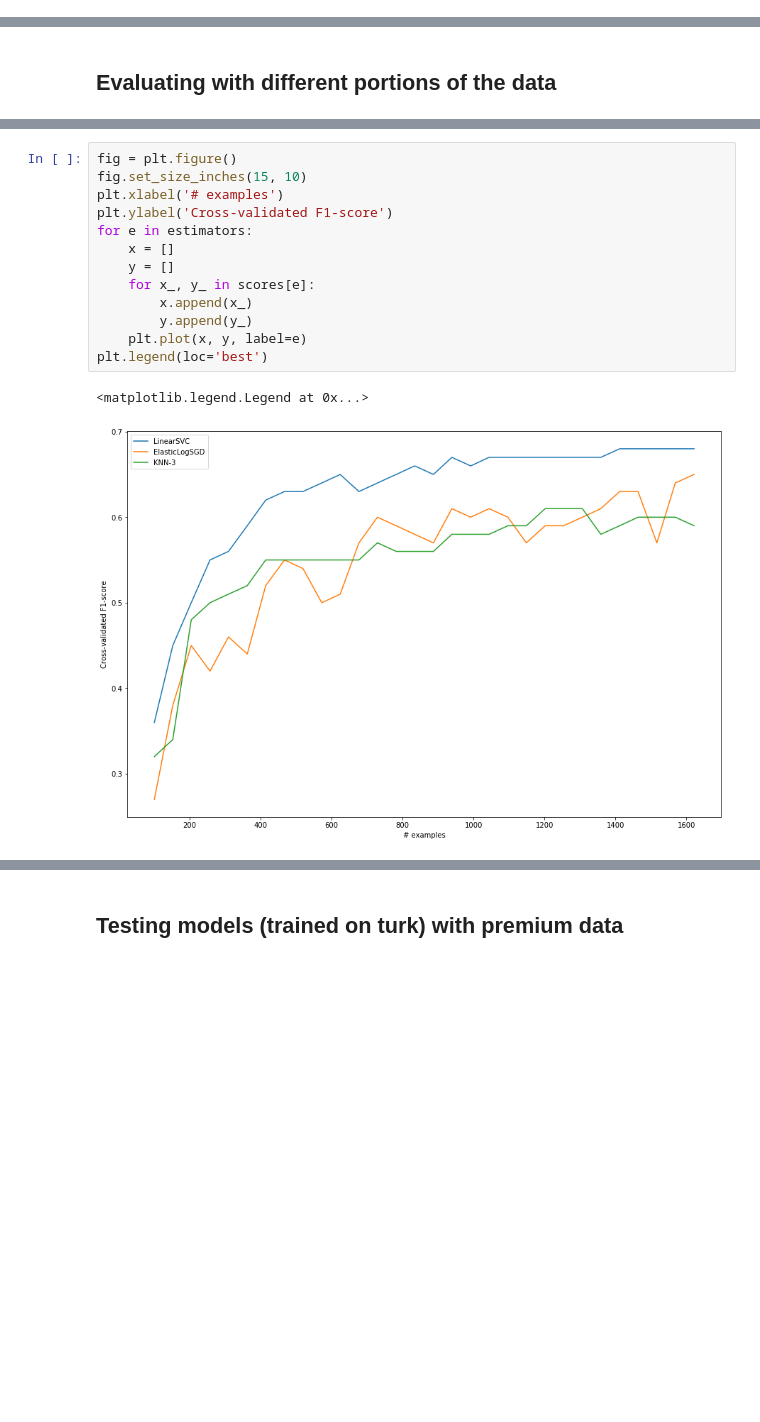
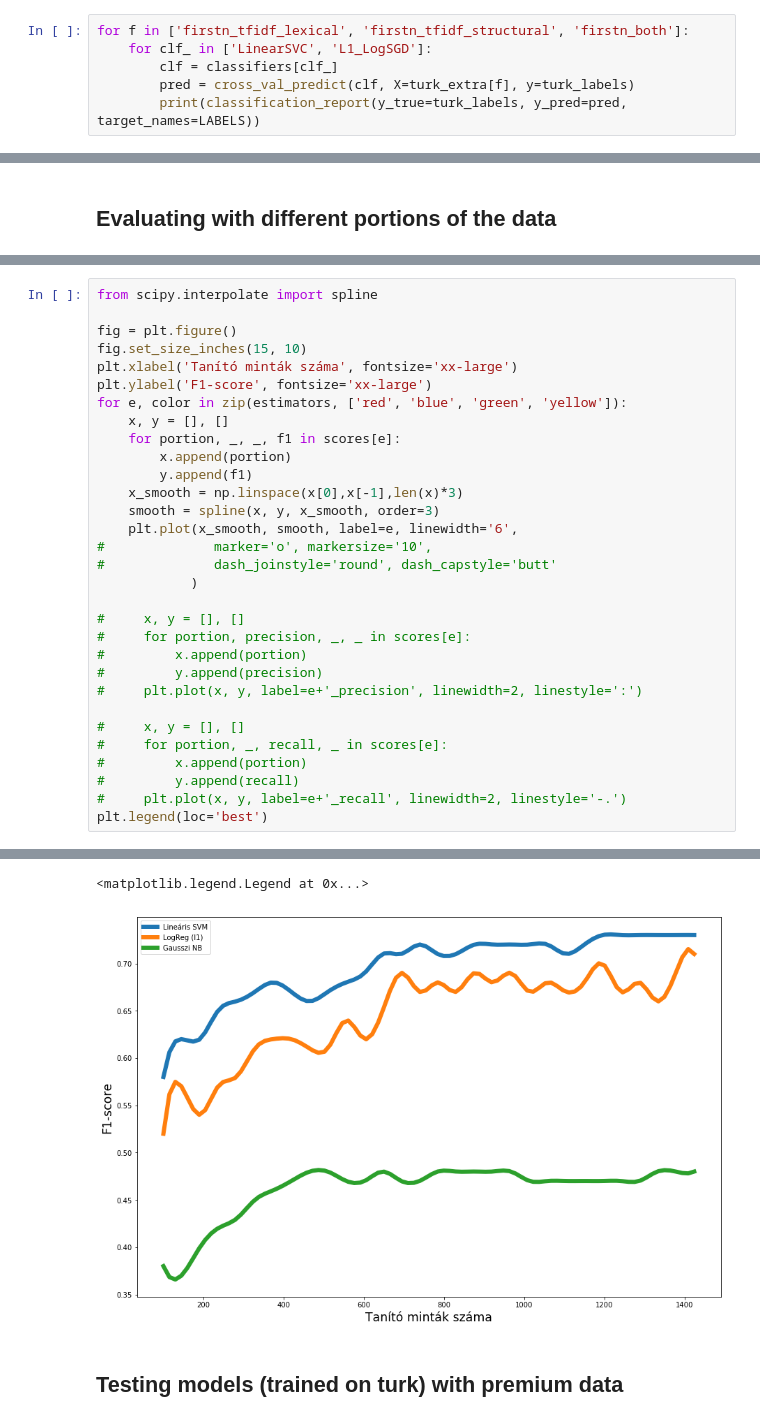
Before and after one commit to bcserna/dat2, a Jupyter notebook: classifier measurements.ipynb, the cells around one changed output, grey strips where cells are left out. Cells and saved outputs as stored; diff of their text form; blank space fills up the shorter version.

```diff
--- a/classifier measurements.ipynb
+++ b/classifier measurements.ipynb
@@ -215,0 +293,6 @@ combined [ 0.34]
+# %%
+for f in ['firstn_tfidf_lexical', 'firstn_tfidf_structural', 'firstn_both']:
+    for clf_ in ['LinearSVC', 'L1_LogSGD']:
+        clf = classifiers[clf_]
+        pred = cross_val_predict(clf, X=turk_extra[f], y=turk_labels)
+        print(classification_report(y_true=turk_labels, y_pred=pred, target_names=LABELS))
@@ -241,16 +412,32 @@ with warnings.catch_warnings():
-# %%
-fig = plt.figure()
-fig.set_size_inches(15, 10)
-plt.xlabel('# examples')
-plt.ylabel('Cross-validated F1-score')
-for e in estimators:
-    x = []
-    y = []
-    for x_, y_ in scores[e]:
-        x.append(x_)
-        y.append(y_)
-    plt.plot(x, y, label=e)
-plt.legend(loc='best')
-# %% [output]
-<matplotlib.legend.Legend at 0x...>
-[figure, removed]
+# %%
+from scipy.interpolate import spline
+
+fig = plt.figure()
+fig.set_size_inches(15, 10)
+plt.xlabel('Tanító minták száma', fontsize='xx-large')
+plt.ylabel('F1-score', fontsize='xx-large')
+for e, color in zip(estimators, ['red', 'blue', 'green', 'yellow']):
+    x, y = [], []
+    for portion, _, _, f1 in scores[e]:
+        x.append(portion)
+        y.append(f1)
+    x_smooth = np.linspace(x[0],x[-1],len(x)*3)
+    smooth = spline(x, y, x_smooth, order=3)
+    plt.plot(x_smooth, smooth, label=e, linewidth='6',
+#              marker='o', markersize='10',
+#              dash_joinstyle='round', dash_capstyle='butt'
+            )
+
+#     x, y = [], []
+#     for portion, precision, _, _ in scores[e]:
+#         x.append(portion)
+#         y.append(precision)
+#     plt.plot(x, y, label=e+'_precision', linewidth=2, linestyle=':')
+
+#     x, y = [], []
+#     for portion, _, recall, _ in scores[e]:
+#         x.append(portion)
+#         y.append(recall)
+#     plt.plot(x, y, label=e+'_recall', linewidth=2, linestyle='-.')
+plt.legend(loc='best')
+# %% [output]
@@ -257,3 +446,5 @@ plt.legend(loc='best')
+<matplotlib.legend.Legend at 0x...>
+[figure, added]
 # %% [markdown]
 ## Testing models (trained on turk) with premium data
 # %%
```
Also changed, not shown: parts of 16 cells of this notebook, 2 other files.
